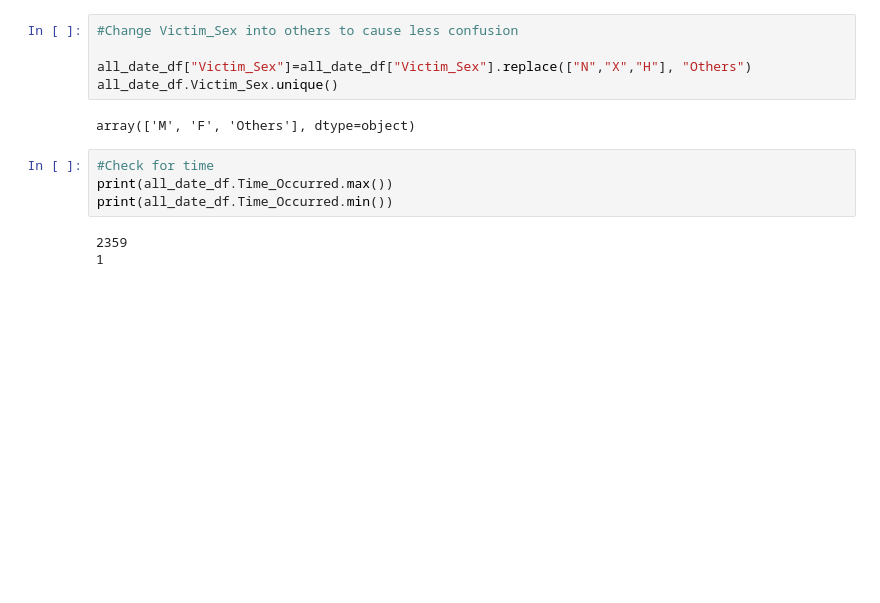
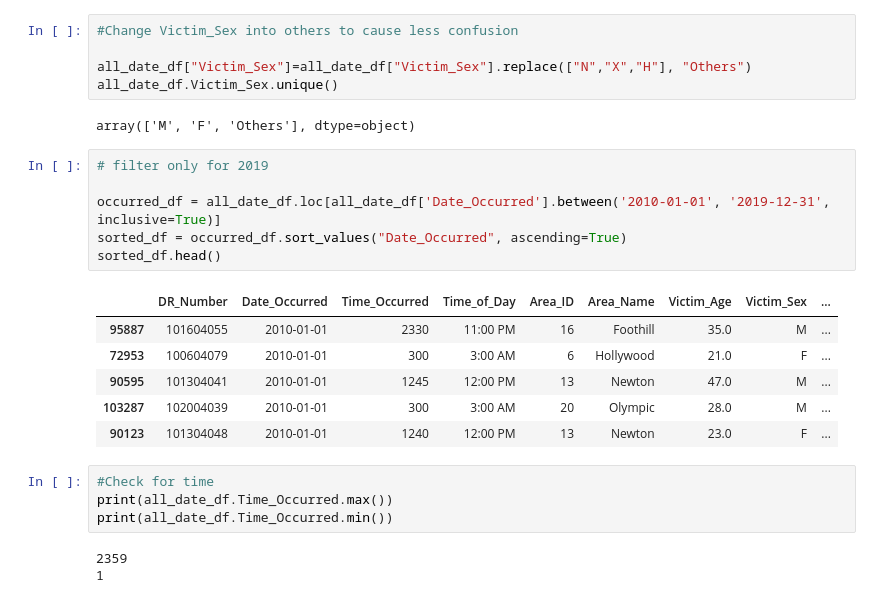
Before and after one commit to TDuong90/AutoNimbus, a Jupyter notebook: Tan/AutoNimbus.ipynb, the cells around one changed output. Saved outputs shown, nothing was run; the diff lists cells and outputs as text; blank space fills up the shorter version.

```diff
--- a/Tan/project2_jupyter.ipynb
+++ b/Tan/AutoNimbus.ipynb
@@ -145,6 +145,19 @@ all_date_df["Victim_Sex"]=all_date_df["Victim_Sex"].replace(["N","X","H"], "Othe
 all_date_df.Victim_Sex.unique()
 # %% [output]
 array(['M', 'F', 'Others'], dtype=object)
+# %%
+# filter only for 2019
+
+occurred_df = all_date_df.loc[all_date_df['Date_Occurred'].between('2010-01-01', '2019-12-31', inclusive=True)]
+sorted_df = occurred_df.sort_values("Date_Occurred", ascending=True)
+sorted_df.head()
+# %% [output]
+|  | DR_Number | Date_Occurred | Time_Occurred | Time_of_Day | Area_ID | Area_Name | Victim_Age | Victim_Sex | ... |
+| 95887 | 101604055 | 2010-01-01 | 2330 | 11:00 PM | 16 | Foothill | 35.0 | M | ... |
+| 72953 | 100604079 | 2010-01-01 | 300 | 3:00 AM | 6 | Hollywood | 21.0 | F | ... |
+| 90595 | 101304041 | 2010-01-01 | 1245 | 12:00 PM | 13 | Newton | 47.0 | M | ... |
+| 103287 | 102004039 | 2010-01-01 | 300 | 3:00 AM | 20 | Olympic | 28.0 | M | ... |
+| 90123 | 101304048 | 2010-01-01 | 1240 | 12:00 PM | 13 | Newton | 23.0 | F | ... |
 # %%
 #Check for time
 print(all_date_df.Time_Occurred.max())
```
Also changed, not shown: 1 other file.
